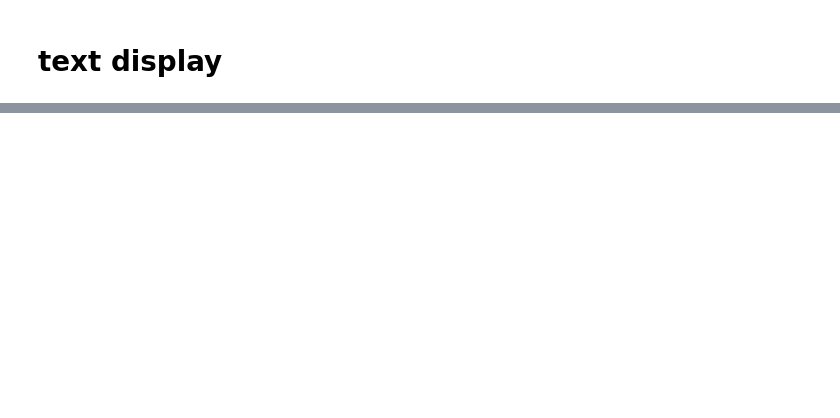
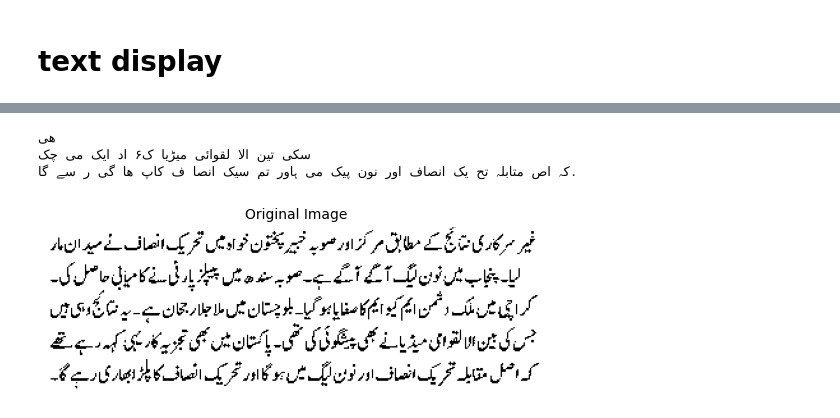
Before and after one commit to Muhammad-Mujtaba-FAST/DIP-Project, a Jupyter notebook: DIP.ipynb, the cells around one changed output, grey strips where cells are left out. Cells and saved outputs as stored; diff of their text form; code cells hidden in the pictures; blank space fills up the shorter version.

```diff
--- a/DIP.ipynb
+++ b/DIP.ipynb
@@ -51,0 +287,22 @@ Error: OpenCV(4.8.0) :-1: error: (-5:Bad argument) in function 'imshow'
+# %%
+path = r'u2.jpeg'
+# path = r'F:\img\ocr_english_4_invert.png'
+img = cv2.imread(path, cv2.IMREAD_GRAYSCALE)
+# img = cv2.GaussianBlur(img,(3,3),0.0)
+threshold, bw = cv2.threshold(img, 10, 255, cv2.THRESH_BINARY+cv2.THRESH_OTSU)
+config = r'--oem 3 --psm 1'
+
+text = ocr.image_to_string(bw,config=config, lang='urd')
+
+fig, axs = plt.subplots(1,1)
+
+axs.imshow(bw,cmap='gray')
+axs.axis('off')
+axs.set_title('Original Image',fontsize='medium')
+
+print(text)
+# %% [output]
+ھی
+سکی تین الا لقوائی میڑیا ک۶ اد ایک می چک
+کہ اص متابلہ تح یک انصاف اور نون پیک می ہاور تم سیک انصا ف کاپ ھا گی ر سے گا.
+[figure, added]
```
Also changed, not shown: parts of 10 cells of this notebook.
